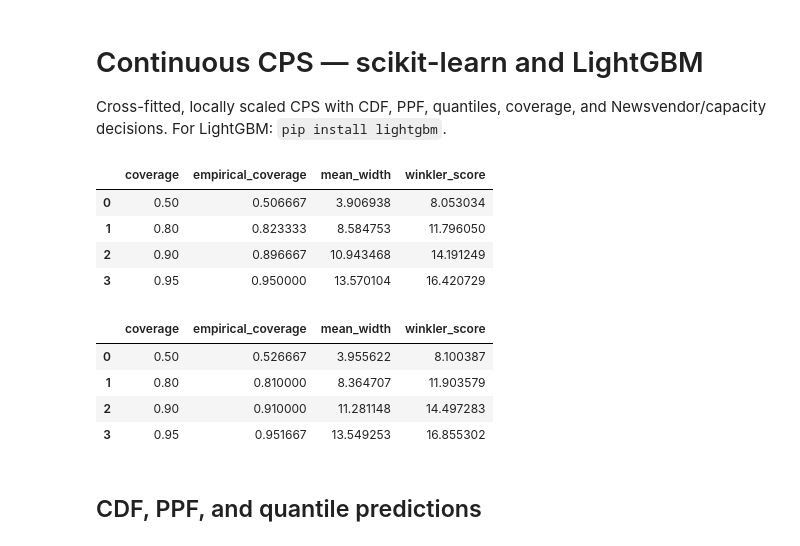
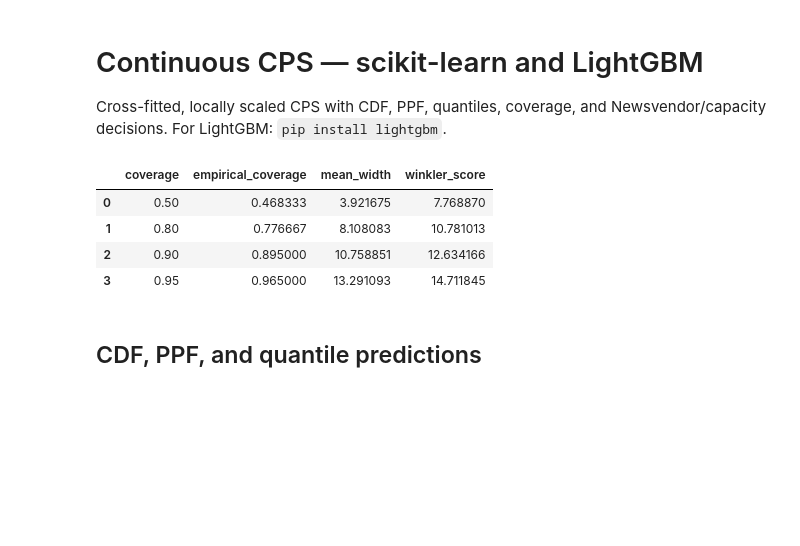
Before and after one commit to heylucasleao/tinyconformal, a Jupyter notebook: examples/distribution/cps_continuous.ipynb, the cells around one changed output. Saved outputs shown, nothing was run; the diff lists cells and outputs as text; code cells hidden in the pictures; blank space fills up the shorter version.

```diff
--- a/examples/distribution/cps_continuous.ipynb
+++ b/examples/distribution/cps_continuous.ipynb
@@ -23,26 +23,21 @@ X_train, X_test, y_train, y_test = train_test_split(
 # %%
 models = {
     "RandomForest": RandomForestRegressor(n_estimators=250, min_samples_leaf=8, random_state=42, n_jobs=-1),
-    "LightGBM": LGBMRegressor(n_estimators=250, learning_rate=0.04, random_state=42, verbosity=-1),
+    #"LightGBM": LGBMRegressor(n_estimators=250, learning_rate=0.04, random_state=42, verbosity=-1),
 }
 results = {}
 for name, model in models.items():
     scale_model = RandomForestRegressor(n_estimators=250, min_samples_leaf=8, random_state=42, n_jobs=-1)
     cps = ContinuousCrossConformalPredictiveSystem(model, scale_model, cv=5, n_jobs=-1).fit(X_train, y_train)
     distribution = cps.predict_distribution(X_test)
     results[name] = (cps, distribution)
     display(distribution.evaluate(y_test))
 # %% [output]
 |  | coverage | empirical_coverage | mean_width | winkler_score |
-| 0 | 0.50 | 0.506667 | 3.906938 | 8.053034 |
-| 1 | 0.80 | 0.823333 | 8.584753 | 11.796050 |
-| 2 | 0.90 | 0.896667 | 10.943468 | 14.191249 |
-| 3 | 0.95 | 0.950000 | 13.570104 | 16.420729 |
+| 0 | 0.50 | 0.468333 | 3.921675 | 7.768870 |
+| 1 | 0.80 | 0.776667 | 8.108083 | 10.781013 |
+| 2 | 0.90 | 0.895000 | 10.758851 | 12.634166 |
+| 3 | 0.95 | 0.965000 | 13.291093 | 14.711845 |
-|  | coverage | empirical_coverage | mean_width | winkler_score |
-| 0 | 0.50 | 0.526667 | 3.955622 | 8.100387 |
-| 1 | 0.80 | 0.810000 | 8.364707 | 11.903579 |
-| 2 | 0.90 | 0.910000 | 11.281148 | 14.497283 |
-| 3 | 0.95 | 0.951667 | 13.549253 | 16.855302 |
 # %% [markdown]
 ## CDF, PPF, and quantile predictions
 # %%
```
Also changed, not shown: parts of 2 cells of this notebook, 3 other files.
